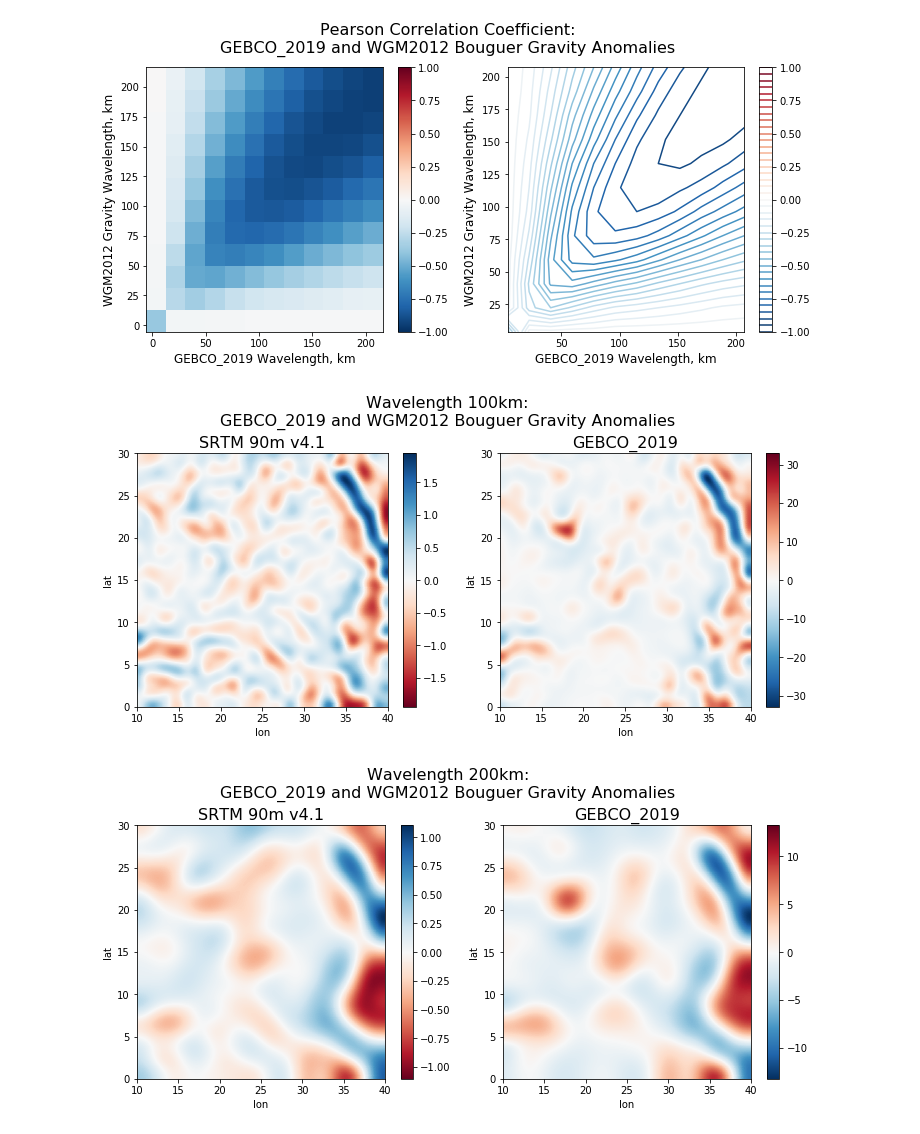
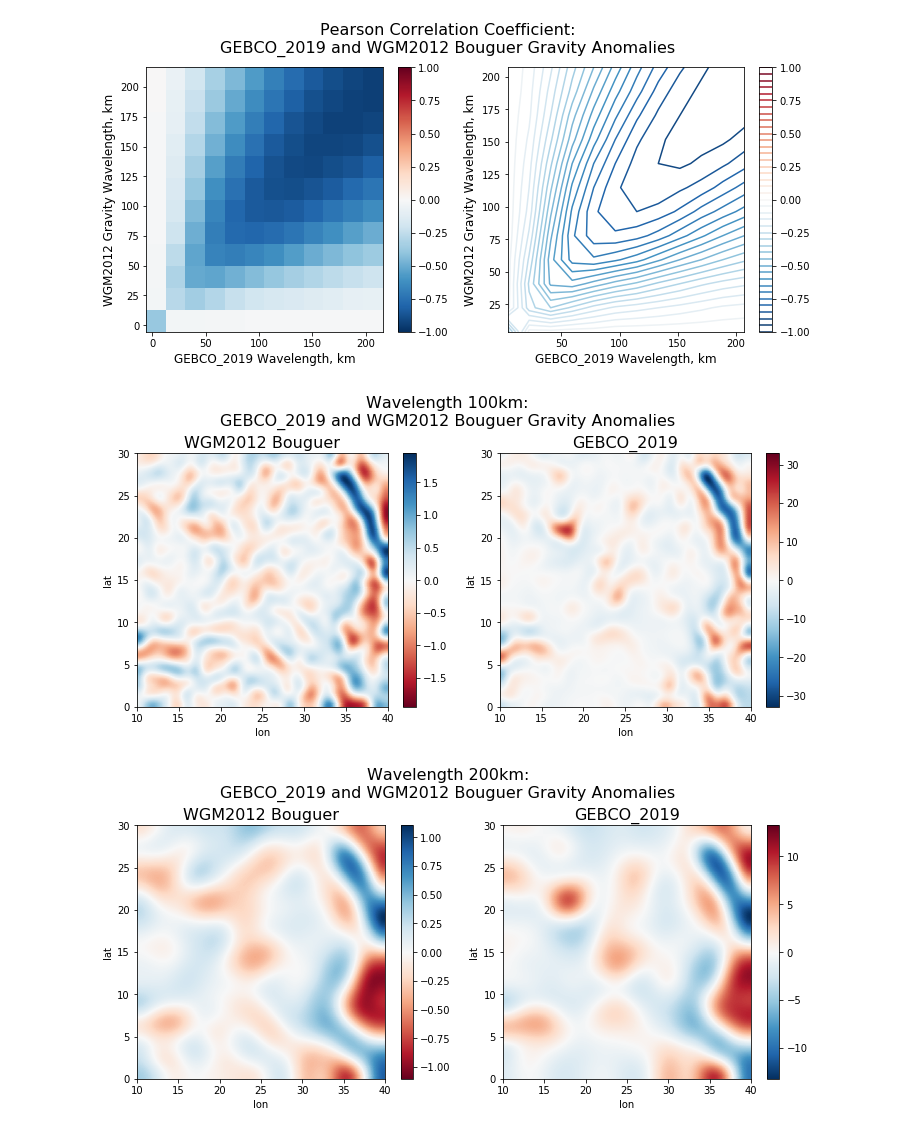
Before and after one commit to AlexeyPechnikov/gis-snippets, a Jupyter notebook: GEBCO_Bouguer_correlogram.ipynb, the cells around one changed output. Saved outputs shown, nothing was run; the diff lists cells and outputs as text; code cells hidden in the pictures.

```diff
--- a/GEBCO_Bouguer_correlogram.ipynb
+++ b/GEBCO_Bouguer_correlogram.ipynb
@@ -143,36 +143,36 @@ plt.show()
 # %%
 fig, (ax1,ax2) = plt.subplots(1,2,figsize=(10.5,5))
 
 # define wavelength [km] and index for it
-wave = 100
-gidx = np.argmin((gammas*resolution-wave)**2)
+wavelength = 100
+gidx = np.argmin((gammas*resolution-wavelength)**2)
 
 gravs[gidx].plot(cmap='RdBu',ax=ax1)
-ax1.set_title('SRTM 90m v4.1',fontsize=16)
+ax1.set_title('WGM2012 Bouguer',fontsize=16)
 
 dems[gidx].plot(cmap='RdBu_r',ax=ax2)
 ax2.set_title('GEBCO_2019',fontsize=16)
 
 fig.tight_layout(rect=[0.03, 0.0, 1, 0.9])
-plt.suptitle('Wavelength %dkm:\nGEBCO_2019 and WGM2012 Bouguer Gravity Anomalies\n' % wave,fontsize=16)
+plt.suptitle('Wavelength %dkm:\nGEBCO_2019 and WGM2012 Bouguer Gravity Anomalies\n' % wavelength,fontsize=16)
 plt.show()
 # %% [output]
-[figure, old version]
+[figure, new version]
 # %%
 fig, (ax1,ax2) = plt.subplots(1,2,figsize=(10.5,5))
 
 # define wavelength [km] and index for it
-wave = 200
-gidx = np.argmin((gammas*resolution-wave)**2)
+wavelength = 200
+gidx = np.argmin((gammas*resolution-wavelength)**2)
 
 gravs[gidx].plot(cmap='RdBu',ax=ax1)
-ax1.set_title('SRTM 90m v4.1',fontsize=16)
+ax1.set_title('WGM2012 Bouguer',fontsize=16)
 
 dems[gidx].plot(cmap='RdBu_r',ax=ax2)
 ax2.set_title('GEBCO_2019',fontsize=16)
 
 fig.tight_layout(rect=[0.03, 0.0, 1, 0.9])
-plt.suptitle('Wavelength %dkm:\nGEBCO_2019 and WGM2012 Bouguer Gravity Anomalies\n' % wave,fontsize=16)
+plt.suptitle('Wavelength %dkm:\nGEBCO_2019 and WGM2012 Bouguer Gravity Anomalies\n' % wavelength,fontsize=16)
 plt.show()
 # %% [output]
-[figure, old version]
+[figure, new version]
```
Also changed, not shown: 7 other files.
